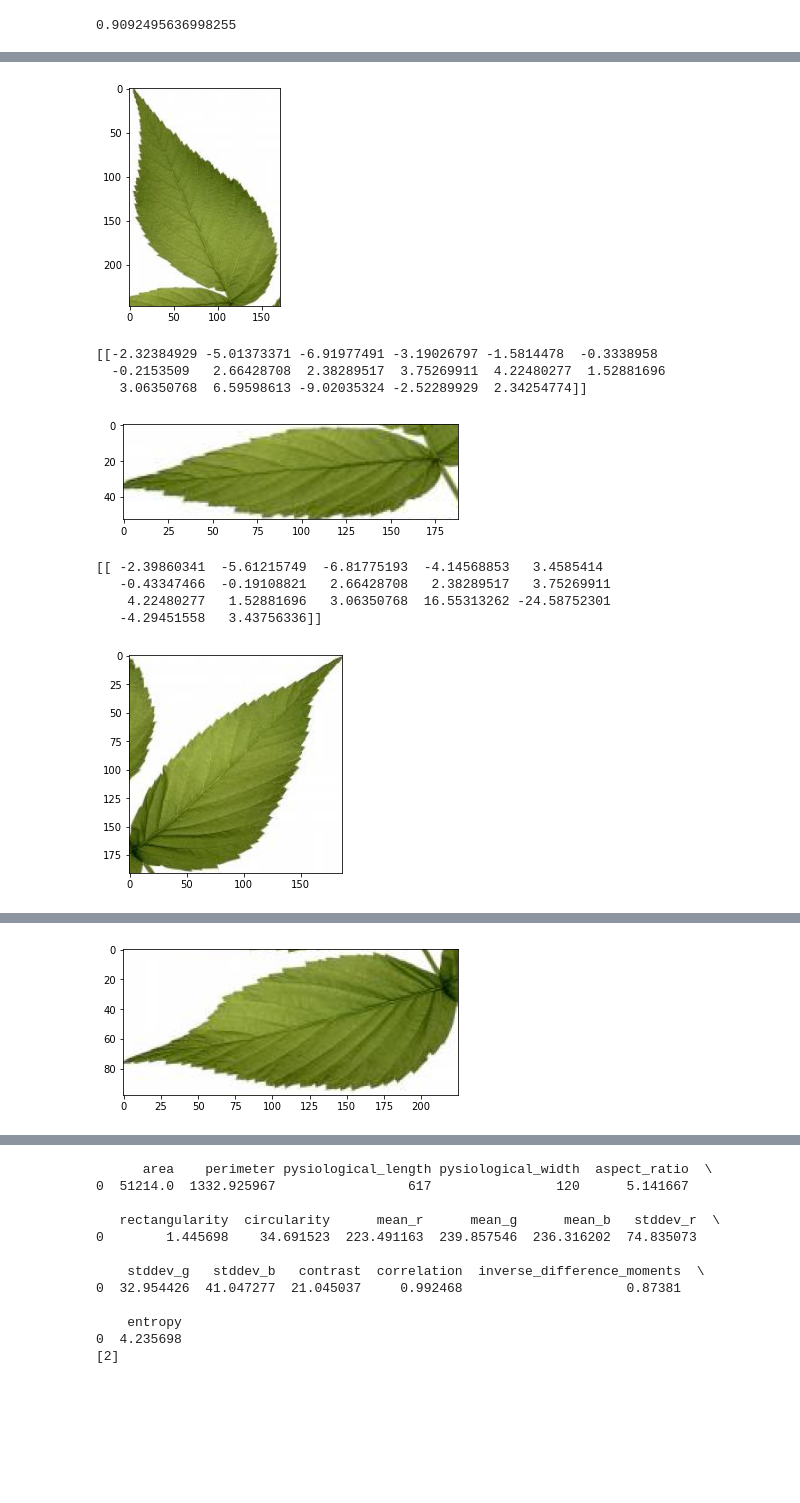
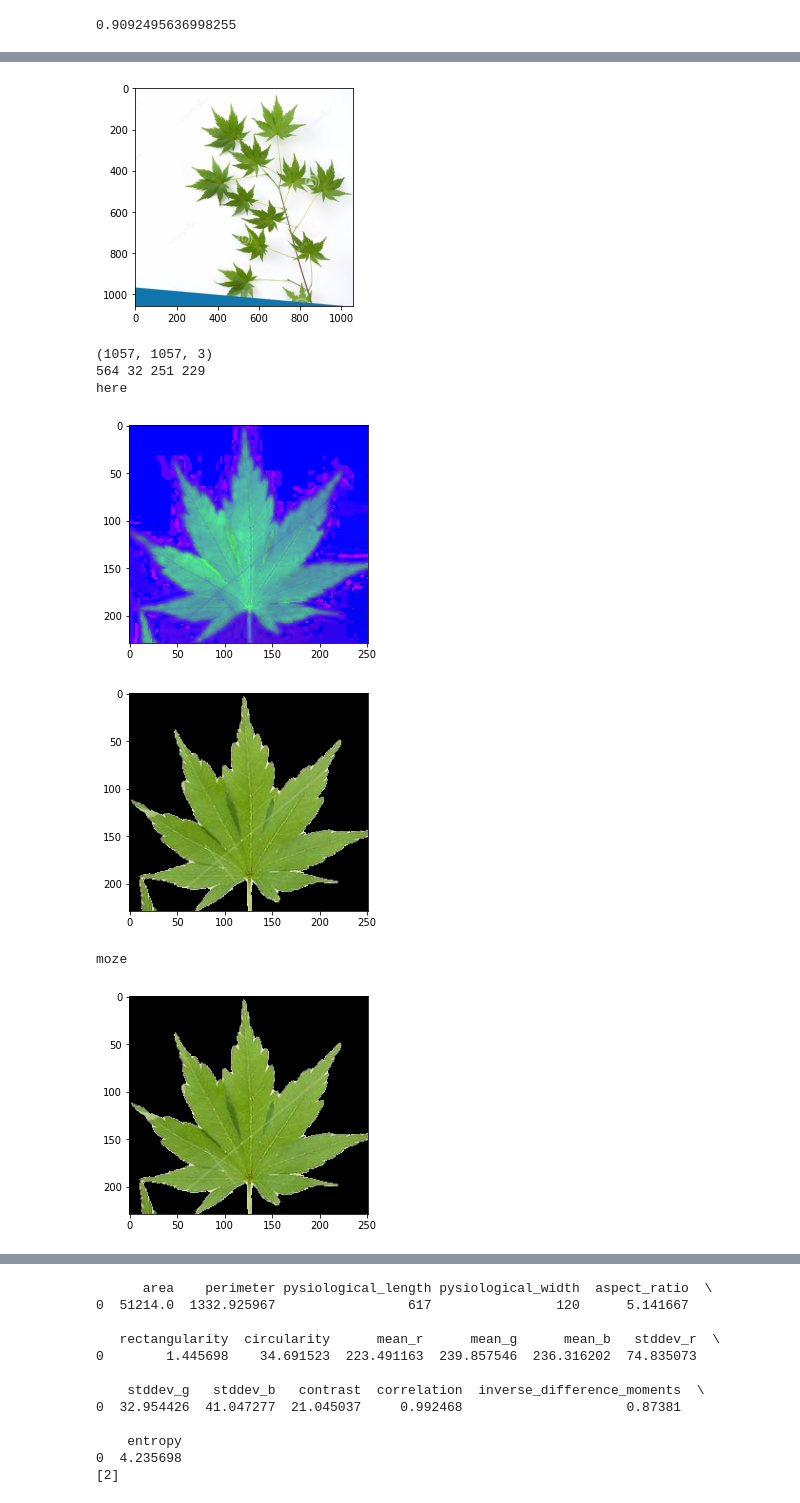
Before and after one commit to tamaraglisic/Soft-computing, a Jupyter notebook: SVM_classifier.ipynb, the cells around one changed output, grey strips where cells are left out. Cells and saved outputs as stored; diff of their text form; code cells hidden in the pictures; blank space fills up the shorter version.

```diff
--- a/SVM_classifier.ipynb
+++ b/SVM_classifier.ipynb
@@ -156,18 +169,0 @@ train_df = pd.read_csv("train.csv")
-# %%
-train_df['x'] = -1
-train_df['y'] = -1
-train_df['w'] = -1
-train_df['h'] = -1
-
-def expand_bbox(x):
-    r = np.array(re.findall("([0-9]+[.]?[0-9]*)", x))
-    if len(r) == 0:
-        r = [-1, -1, -1, -1]
-    return r
-
-train_df[['x', 'y', 'w', 'h']] = np.stack(train_df['bbox'].apply(lambda x: expand_bbox(x)))
-train_df.drop(columns=['bbox'], inplace=True)
-train_df['x'] = train_df['x'].astype(np.float)
-train_df['y'] = train_df['y'].astype(np.float)
-train_df['w'] = train_df['w'].astype(np.float)
-train_df['h'] = train_df['h'].astype(np.float)
@@ -256,30 +235,42 @@ def background_remover(img):
 # %%
 #Identifying plant
 # detektovani listovi sa upisanim koordinatama
-img = cv2.imread("LEAF_0714.jpg")
+img = cv2.imread("maple.jpg")
 classes = []
 original_img = cv2.cvtColor(img, cv2.COLOR_BGR2RGB) # konvertovanje iz BGR u RGB model boja (OpenCV ucita sliku kao BGR)
-for index, row in leaf_box.iterrows():
-  crop_img = original_img[int(row['y']):int(row['y'])+int(row['h']), int(row['x']):int(row['x'])+int(row['w'])]
-  #crop_img = background_remover(crop_img)
+plt.imshow(original_img)
+plt.show()
+print(original_img.shape)
+for index, row in train_df.iterrows():
+  x = int(row['x'])
+  y = int(row['y'])
+  w = int(row['w'])-x
+  h = int(row['h'])-y
+  print(x,y,w,h)
+  # crop_img = original_img.crop((x,y, w,h))
+  crop_img = original_img[y:y + h,x:x + w]
+  # isThrowable = w/h* 1.0 < 0.3
+  # if(isThrowable): print("nece moci")
+  crop_img = background_remover(crop_img)
+
   plt.imshow(crop_img)
   plt.show()
+
   leaf_features = preprocess_leaf(crop_img)
+  print(leaf_features)
   find_class(leaf_features)
 print("Found classes: ", classes)
 leaf_class = find_outpt(classes)
 result = calculate_percent(classes, leaf_class)
 print("This plant is ", result, " percent ", get_name(leaf_class))
-  #plt.imshow(crop_img)
-  #print(row['x'], row['y'], row['w'], row['h'])
+# plt.imshow(crop_img)
+# print(row['x'], row['y'], row['w'], row['h'])
 # %% [output]
-[figure, old version]
+[figure, new version]
-[[-2.32384929 -5.01373371 -6.91977491 -3.19026797 -1.5814478  -0.3338958
-  -0.2153509   2.66428708  2.38289517  3.75269911  4.22480277  1.52881696
-   3.06350768  6.59598613 -9.02035324 -2.52289929  2.34254774]]
+(1057, 1057, 3)
+564 32 251 229
+here
-[figure, old version]
+[figure, new version]
+[figure, new version]
-[[ -2.39860341  -5.61215749  -6.81775193  -4.14568853   3.4585414
-   -0.43347466  -0.19108821   2.66428708   2.38289517   3.75269911
-    4.22480277   1.52881696   3.06350768  16.55313262 -24.58752301
-   -4.29451558   3.43756336]]
+moze
-[figure, old version]
+[figure, new version]
@@ -289 +291,0 @@ print("This plant is ", result, " percent ", get_name(leaf_class))
-[figure, old version]
```
Also changed, not shown: parts of 9 cells of this notebook, 39 other files.
